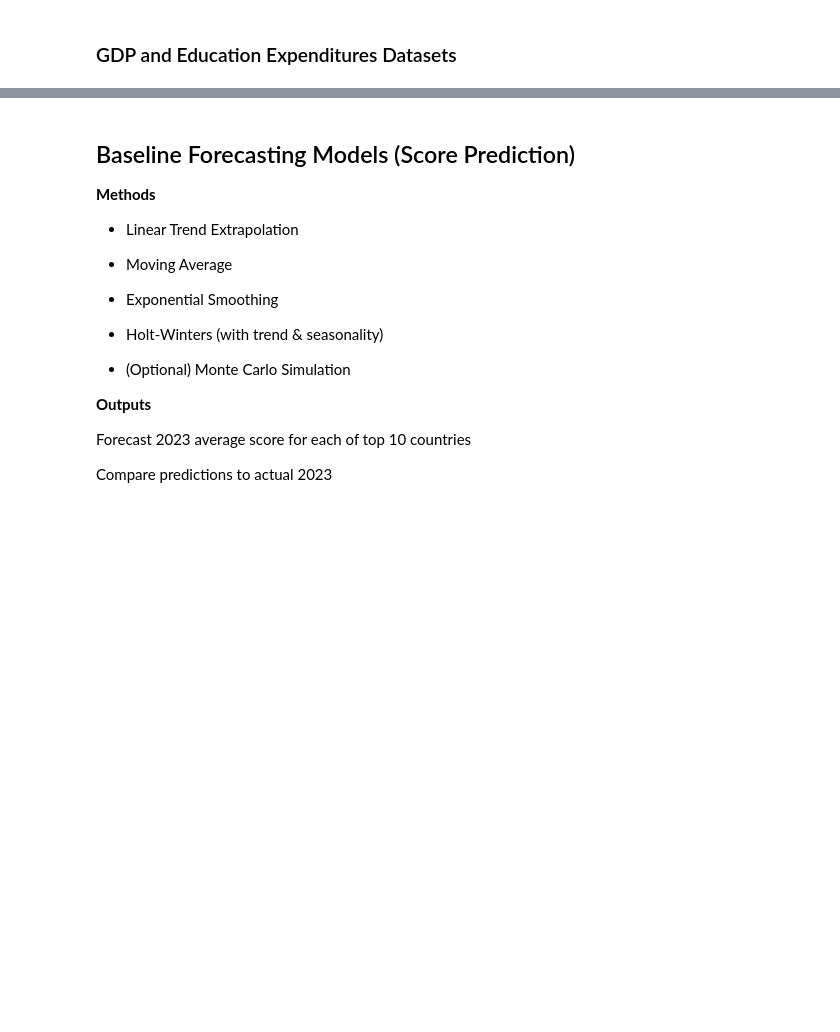
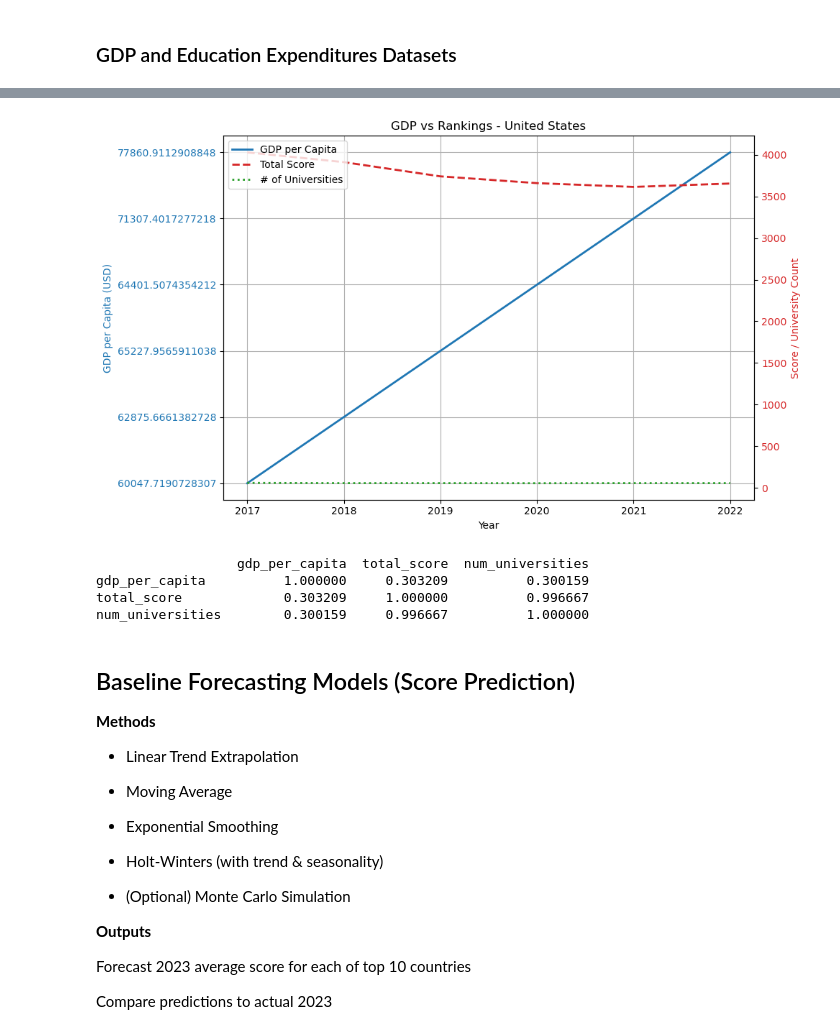
Before and after one commit to i11g/Data-Science-Project, a Jupyter notebook: Data.ipynb, the cells around one changed output, grey strips where cells are left out. Saved outputs shown, nothing was run; the diff lists cells and outputs as text; code cells hidden in the pictures; blank space fills up the shorter version.

```diff
--- a/Data.ipynb
+++ b/Data.ipynb
@@ -653,0 +767,24 @@ df_gdp.dtypes
+# %%
+# Step 2: Keep only GDP per capita (current US$)
+gdp_filtered = df_gdp[df_gdp["Series Name"] == "GDP per capita (current US$)"].copy()
+
+# Step 3: Drop unneeded columns
+gdp_filtered = gdp_filtered.drop(columns=["Country Code", "Series Code", "Series Name"], errors="ignore")
+gdp_filtered = gdp_filtered.loc[:, ~gdp_filtered.columns.str.contains("^Unnamed")]
+
+# Step 4: Reshape from wide to long format
+gdp_long = gdp_filtered.melt(id_vars=["Country Name"], var_name="year", value_name="gdp_per_capita")
+
+# Clean year strings like "2017 [YR2017]" -> "2017"
+gdp_long["year"] = gdp_long["year"].str.extract(r"(\d{4})")
+
+# Continue with steps
+gdp_long = gdp_long.rename(columns={"Country Name": "country"})
+gdp_long["year"] = pd.to_numeric(gdp_long["year"], errors="coerce")
+gdp_long = gdp_long.dropna(subset=["year", "gdp_per_capita"])
+gdp_long["year"] = gdp_long["year"].astype(int)
+
+# Filter for 2017–2024
+gdp_long = gdp_long[gdp_long["year"].between(2017, 2024)]
+
+gdp_long.head(20)
@@ -838,6 +881,6 @@ rank_stats = pd.merge(avg_scores, counts_per_year, on=["country", "year"])
 # %%
 # Merge GDP with ranking stats
-merged_df = pd.merge(gdp_long, rank_stats, on=["country", "year"])
+merged_df = pd.merge(gdp_long, agg_data, on=["country", "year"])
 
 # Final columns: country, year, gdp_per_capita, score, university_count
 merged_df.head(20)
@@ -844,41 +920,47 @@ merged_df.head(20)
 # %%
-import matplotlib.pyplot as plt
-
 # Filter for the country
 country = "United States"
 country_df = merged_df[merged_df["country"] == country]
 
 # Create figure and first axis (GDP)
 fig, ax1 = plt.subplots(figsize=(10, 6))
 
 # Plot GDP on left y-axis
 ax1.set_title(f"GDP vs Rankings - {country}")
 ax1.set_xlabel("Year")
 ax1.set_ylabel("GDP per Capita (USD)", color="tab:blue")
 ax1.plot(country_df["year"], country_df["gdp_per_capita"], label="GDP per Capita", color="tab:blue", linewidth=2)
 ax1.tick_params(axis="y", labelcolor="tab:blue")
 
 # Create second y-axis sharing the same x-axis
 ax2 = ax1.twinx()
 
 # Plot average score and university count on right y-axis
 ax2.set_ylabel("Score / University Count", color="tab:red")
-ax2.plot(country_df["year"], country_df["score"], label="Avg Score", color="tab:red", linestyle="--", linewidth=2)
-ax2.plot(country_df["year"], country_df["university_count"], label="# of Universities", color="tab:green", linestyle=":", linewidth=2)
+ax2.plot(country_df["year"], country_df["total_score"], label="Total Score", color="tab:red", linestyle="--", linewidth=2)
+ax2.plot(country_df["year"], country_df["num_universities"], label="# of Universities", color="tab:green",
+         linestyle=":", linewidth=2)
 ax2.tick_params(axis="y", labelcolor="tab:red")
 
 # Combine legends from both axes
 lines_1, labels_1 = ax1.get_legend_handles_labels()
 lines_2, labels_2 = ax2.get_legend_handles_labels()
 ax2.legend(lines_1 + lines_2, labels_1 + labels_2, loc="upper left")
 
 # Grid and layout
 ax1.grid(True)
 plt.tight_layout()
 plt.show()
+# %% [output]
+[figure, added]
 # %%
 # Compute correlation matrix
-correlation = merged_df[["gdp_per_capita", "score", "university_count"]].corr()
+correlation = merged_df[["gdp_per_capita", "total_score", "num_universities"]].corr()
 
 # Display correlation table
 print(correlation)
+# %% [output]
+                  gdp_per_capita  total_score  num_universities
+gdp_per_capita          1.000000     0.303209          0.300159
+total_score             0.303209     1.000000          0.996667
+num_universities        0.300159     0.996667          1.000000
```
Also changed, not shown: parts of 46 cells of this notebook, 12 other files.
